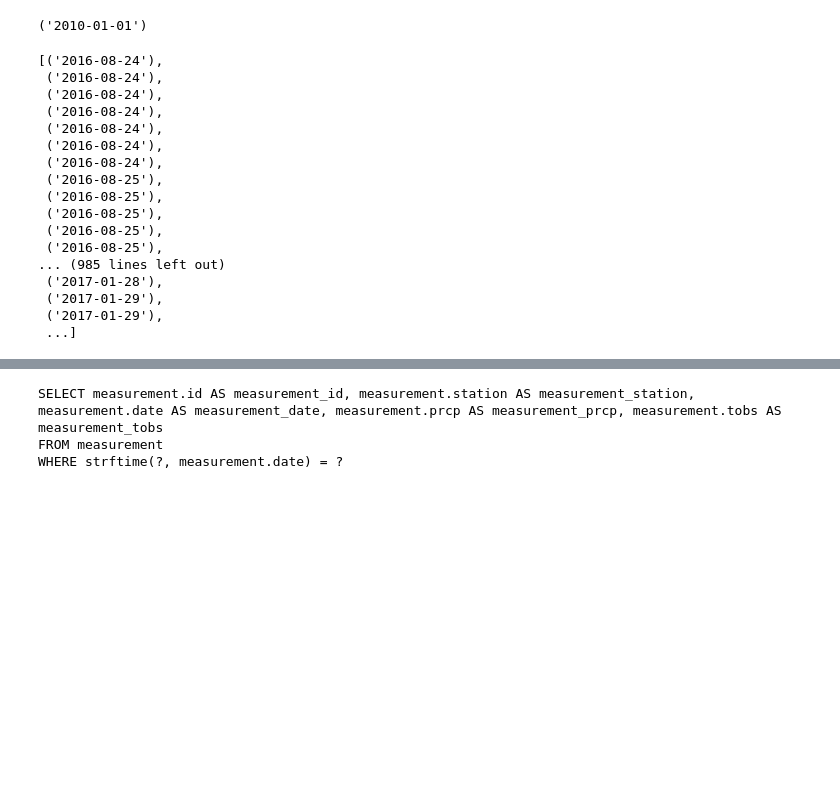
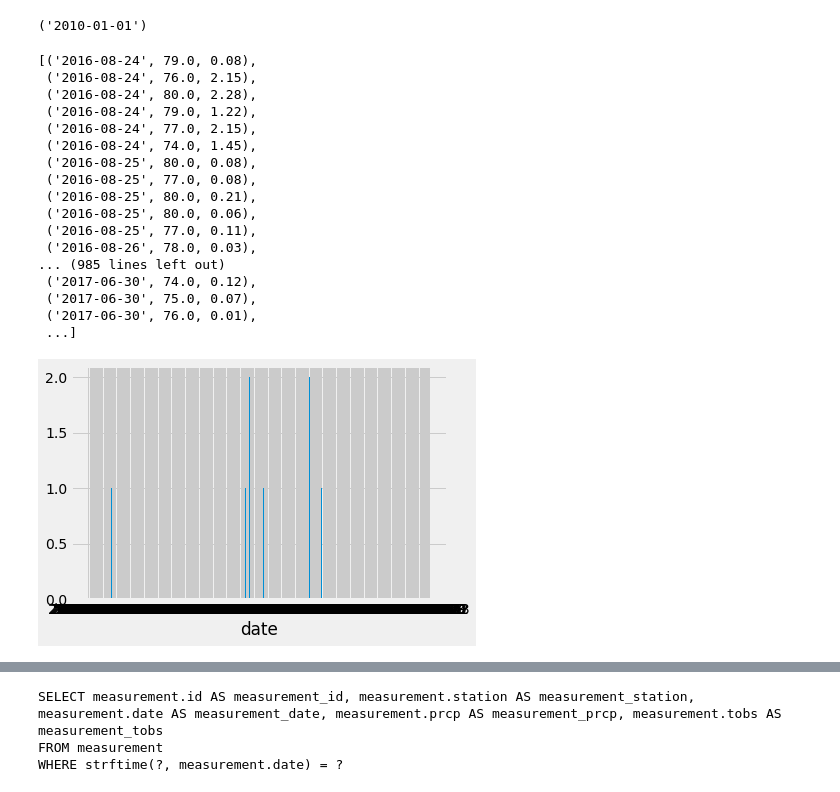
Before and after one commit to jtslater2/JTS-HW10-SQLAlchemy, a Jupyter notebook: climate_starter-jts.ipynb, the cells around one changed output, grey strips where cells are left out. Saved outputs shown, nothing was run; the diff lists cells and outputs as text; code cells hidden in the pictures; blank space fills up the shorter version.

```diff
--- a/climate_starter-jts.ipynb
+++ b/climate_starter-jts.ipynb
@@ -92,22 +94,31 @@ lday = str(lastday)
 #datetime.strptime(lday, '%Y-%m-%d')
 # %%
 #session.query(Measurement.date).filter(Measurement.date > '2016-08-23').order_by(Measurement.date).first()
-session.query(Measurement.date).filter(Measurement.date > '2016-08-23').order_by(Measurement.date).all()
+#session.query(Measurement.date,Measurement.tobs,).filter(Measurement.date > '2016-08-23').order_by(Measurement.date)\
+#        .limit(5).all()
+
+
+results = session.query(Measurement.date,Measurement.tobs,Measurement.prcp).filter(Measurement.date > '2016-08-23')\
+        .filter(Measurement.prcp > 0)\
+        .order_by(Measurement.date).all()
+
+#results2 = results.group_by(Measurement.date).sum()
+results
 # %% [output]
-[('2016-08-24'),
- ('2016-08-24'),
- ('2016-08-24'),
- ('2016-08-24'),
- ('2016-08-24'),
- ('2016-08-24'),
- ('2016-08-24'),
- ('2016-08-25'),
- ('2016-08-25'),
- ('2016-08-25'),
- ('2016-08-25'),
- ('2016-08-25'),
+[('2016-08-24', 79.0, 0.08),
+ ('2016-08-24', 76.0, 2.15),
+ ('2016-08-24', 80.0, 2.28),
+ ('2016-08-24', 79.0, 1.22),
+ ('2016-08-24', 77.0, 2.15),
+ ('2016-08-24', 74.0, 1.45),
+ ('2016-08-25', 80.0, 0.08),
+ ('2016-08-25', 77.0, 0.08),
+ ('2016-08-25', 80.0, 0.21),
+ ('2016-08-25', 80.0, 0.06),
+ ('2016-08-25', 77.0, 0.11),
+ ('2016-08-26', 78.0, 0.03),
 ... (985 lines left out)
- ('2017-01-28'),
- ('2017-01-29'),
- ('2017-01-29'),
+ ('2017-06-30', 74.0, 0.12),
+ ('2017-06-30', 75.0, 0.07),
+ ('2017-06-30', 76.0, 0.01),
  ...]
@@ -115,0 +125,34 @@ df = pd.read_sql_query(query.statement, engine)
+# %%
+#---emoji_id = [result[1] for result in results[:10]]
+#---scores = [int(result[2]) for result in results[:10]]
+
+n_date = [result[0] for result in results]
+n_tobs = [int(result[1]) for result in results]
+n_prcp = [int(result[2]) for result in results]
+# %%
+# Create a horizontal bar chart and plot the `emoji_id` on the y-axis and the `score` on the x-axis
+# Challenge: Try to plot the scores in descending order on the graph (The largest score is at the top)
+#fig, ax = plt.subplots()
+#ypos = range(1, len(n_date)+1)
+#ax.barh(n_dateypos, scores[::-1])
+#ax.set_xlabel("score")
+#ax.set_ylabel("emoji")
+#ax.set_yticks(ypos)
+#ax.set_yticklabels(emoji_id[::-1])
+#ax.set_title("Emoji Scores")
+#fig.tight_layout()
+#plt.show()
+
+
+fig, ax = plt.subplots()
+#ypos = range(1, len(n_date)+1)
+ax.bar(n_date, n_prcp)
+ax.set_xlabel("date")
+#ax.set_ylabel("emoji")
+#ax.set_yticks(ypos)
+#ax.set_yticklabels(emoji_id[::-1])
+#ax.set_title("Emoji Scores")
+#fig.tight_layout()
+plt.show()
+# %% [output]
+[figure, added]
```
Also changed, not shown: parts of 5 cells of this notebook.
